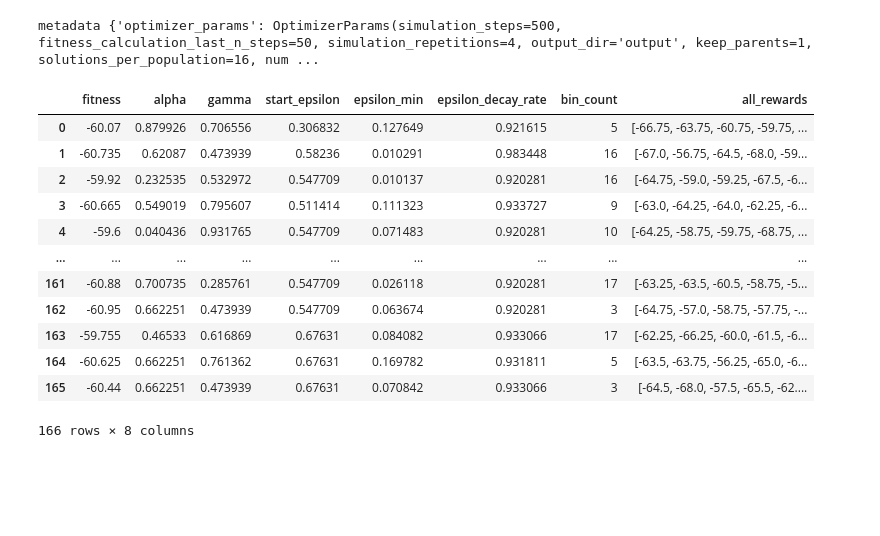
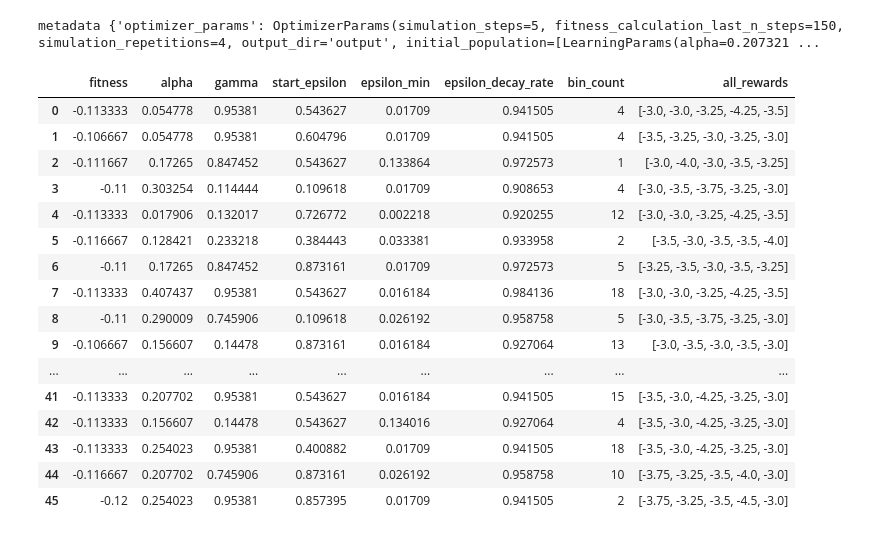
Before and after one commit to michalskorek/cityflow-iwisum-project, a Jupyter notebook: show_results.ipynb, the cells around one changed output. Cells and saved outputs as stored; diff of their text form; code cells hidden in the pictures; blank space fills up the shorter version.

Commit message:
Genetic optimizer

```diff
--- a/show_results.ipynb
+++ b/show_results.ipynb
@@ -7,29 +7,33 @@ import dataclasses
 from matplotlib import pyplot as plt
 # %%
 filename = """
-output/ga_results_01_23_00_03_14.hdf5
+output/ga_results_01_23_19_08_22.hdf5
 """.strip()
 
 with pd.HDFStore(filename) as store:
     dataframe = store["dataframe"]
     metadata = store.get_storer("dataframe").attrs.metadata
 
 dataframe["all_rewards"] = dataframe["all_rewards"].apply(lambda x: ast.literal_eval(x))
 
 print(f"metadata {metadata}")
 dataframe
 # %% [output]
-metadata {'optimizer_params': OptimizerParams(simulation_steps=500, fitness_calculation_last_n_steps=50, simulation_repetitions=4, output_dir='output', keep_parents=1, solutions_per_population=16, num ...
+metadata {'optimizer_params': OptimizerParams(simulation_steps=5, fitness_calculation_last_n_steps=150, simulation_repetitions=4, output_dir='output', initial_population=[LearningParams(alpha=0.207321 ...
 |  | fitness | alpha | gamma | start_epsilon | epsilon_min | epsilon_decay_rate | bin_count | all_rewards |
-| 0 | -60.07 | 0.879926 | 0.706556 | 0.306832 | 0.127649 | 0.921615 | 5 | [-66.75, -63.75, -60.75, -59.75, ... |
-| 1 | -60.735 | 0.62087 | 0.473939 | 0.58236 | 0.010291 | 0.983448 | 16 | [-67.0, -56.75, -64.5, -68.0, -59... |
-| 2 | -59.92 | 0.232535 | 0.532972 | 0.547709 | 0.010137 | 0.920281 | 16 | [-64.75, -59.0, -59.25, -67.5, -6... |
-| 3 | -60.665 | 0.549019 | 0.795607 | 0.511414 | 0.111323 | 0.933727 | 9 | [-63.0, -64.25, -64.0, -62.25, -6... |
-| 4 | -59.6 | 0.040436 | 0.931765 | 0.547709 | 0.071483 | 0.920281 | 10 | [-64.25, -58.75, -59.75, -68.75, ... |
+| 0 | -0.113333 | 0.054778 | 0.95381 | 0.543627 | 0.01709 | 0.941505 | 4 | [-3.0, -3.0, -3.25, -4.25, -3.5] |
+| 1 | -0.106667 | 0.054778 | 0.95381 | 0.604796 | 0.01709 | 0.941505 | 4 | [-3.5, -3.25, -3.0, -3.25, -3.0] |
+| 2 | -0.111667 | 0.17265 | 0.847452 | 0.543627 | 0.133864 | 0.972573 | 1 | [-3.0, -4.0, -3.0, -3.5, -3.25] |
+| 3 | -0.11 | 0.303254 | 0.114444 | 0.109618 | 0.01709 | 0.908653 | 4 | [-3.0, -3.5, -3.75, -3.25, -3.0] |
+| 4 | -0.113333 | 0.017906 | 0.132017 | 0.726772 | 0.002218 | 0.920255 | 12 | [-3.0, -3.0, -3.25, -4.25, -3.5] |
+| 5 | -0.116667 | 0.128421 | 0.233218 | 0.384443 | 0.033381 | 0.933958 | 2 | [-3.5, -3.0, -3.5, -3.5, -4.0] |
+| 6 | -0.11 | 0.17265 | 0.847452 | 0.873161 | 0.01709 | 0.972573 | 5 | [-3.25, -3.5, -3.0, -3.5, -3.25] |
+| 7 | -0.113333 | 0.407437 | 0.95381 | 0.543627 | 0.016184 | 0.984136 | 18 | [-3.0, -3.0, -3.25, -4.25, -3.5] |
+| 8 | -0.11 | 0.290009 | 0.745906 | 0.109618 | 0.026192 | 0.958758 | 5 | [-3.0, -3.5, -3.75, -3.25, -3.0] |
+| 9 | -0.106667 | 0.156607 | 0.14478 | 0.873161 | 0.016184 | 0.927064 | 13 | [-3.0, -3.5, -3.0, -3.5, -3.0] |
 | ... | ... | ... | ... | ... | ... | ... | ... | ... |
-| 161 | -60.88 | 0.700735 | 0.285761 | 0.547709 | 0.026118 | 0.920281 | 17 | [-63.25, -63.5, -60.5, -58.75, -5... |
-| 162 | -60.95 | 0.662251 | 0.473939 | 0.547709 | 0.063674 | 0.920281 | 3 | [-64.75, -57.0, -58.75, -57.75, -... |
-| 163 | -59.755 | 0.46533 | 0.616869 | 0.67631 | 0.084082 | 0.933066 | 17 | [-62.25, -66.25, -60.0, -61.5, -6... |
-| 164 | -60.625 | 0.662251 | 0.761362 | 0.67631 | 0.169782 | 0.931811 | 5 | [-63.5, -63.75, -56.25, -65.0, -6... |
-| 165 | -60.44 | 0.662251 | 0.473939 | 0.67631 | 0.070842 | 0.933066 | 3 | [-64.5, -68.0, -57.5, -65.5, -62.... |
+| 41 | -0.113333 | 0.207702 | 0.95381 | 0.543627 | 0.016184 | 0.941505 | 15 | [-3.5, -3.0, -4.25, -3.25, -3.0] |
+| 42 | -0.113333 | 0.156607 | 0.14478 | 0.543627 | 0.134016 | 0.927064 | 4 | [-3.5, -3.0, -4.25, -3.25, -3.0] |
+| 43 | -0.113333 | 0.254023 | 0.95381 | 0.400882 | 0.01709 | 0.941505 | 18 | [-3.5, -3.0, -4.25, -3.25, -3.0] |
+| 44 | -0.116667 | 0.207702 | 0.745906 | 0.873161 | 0.026192 | 0.958758 | 10 | [-3.75, -3.25, -3.5, -4.0, -3.0] |
+| 45 | -0.12 | 0.254023 | 0.95381 | 0.857395 | 0.01709 | 0.941505 | 2 | [-3.75, -3.25, -3.5, -4.5, -3.0] |
-166 rows × 8 columns
```
Also changed, not shown: parts of 5 cells of this notebook, 7 other files.
